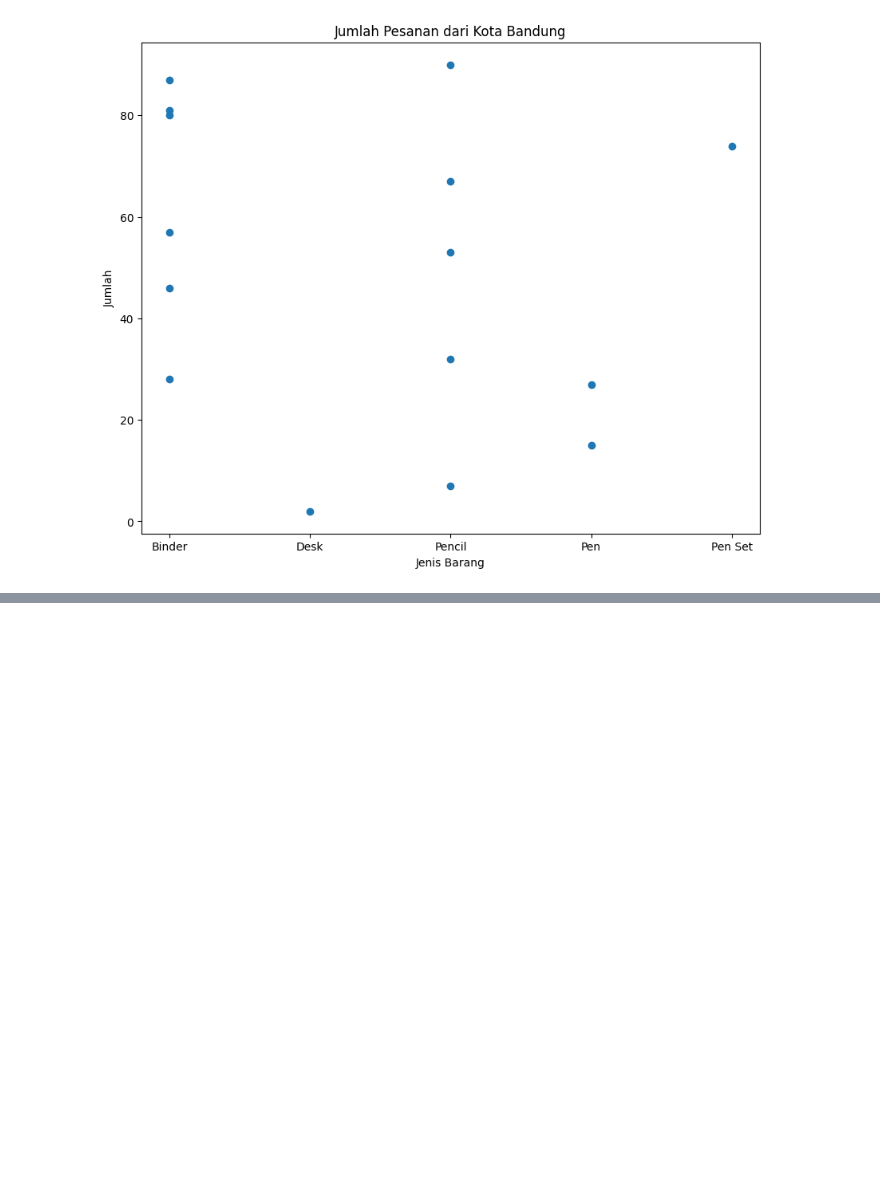
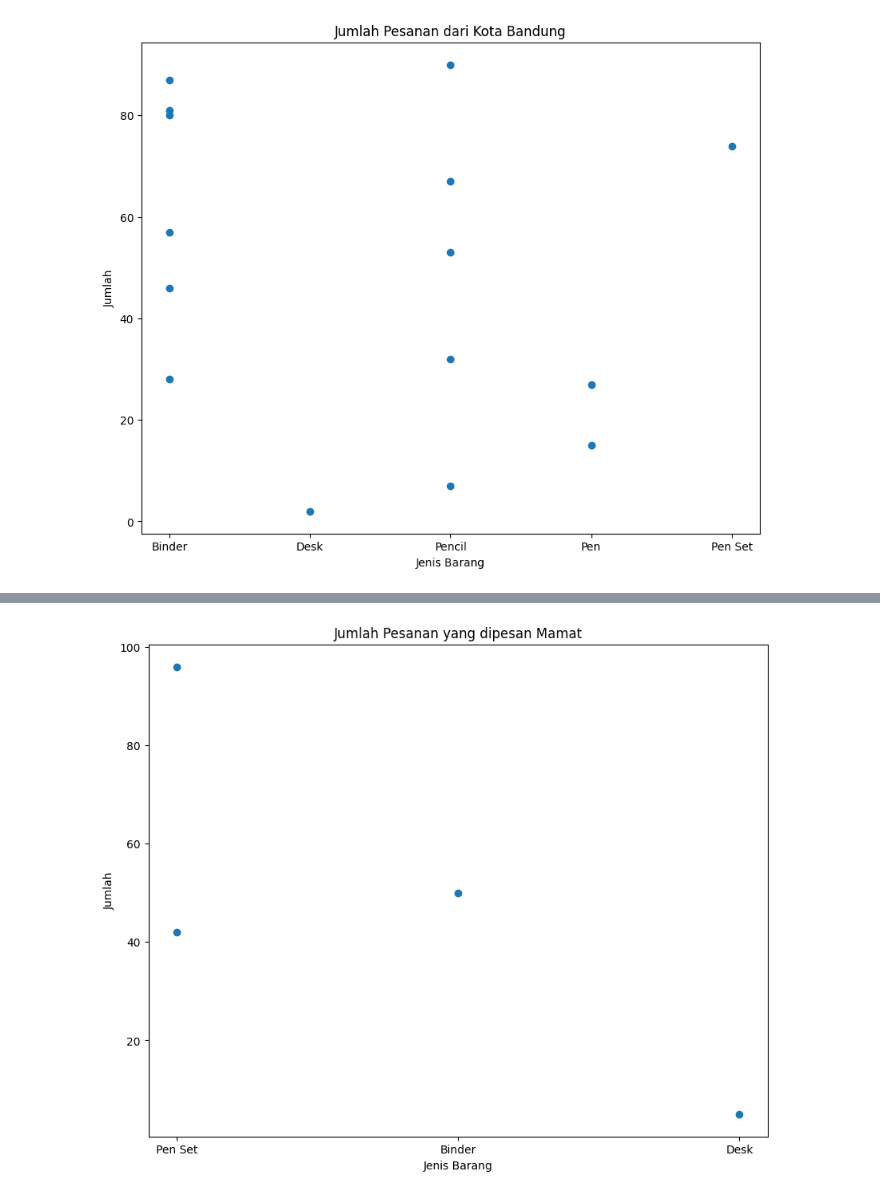
Before and after one commit to mrizkialakbar/UAS_VisualisasiData, a Jupyter notebook: SupplyKantor.ipynb, the cells around one changed output, grey strips where cells are left out. Saved outputs shown, nothing was run; the diff lists cells and outputs as text; code cells hidden in the pictures; blank space fills up the shorter version.

```diff
--- a/SupplyKantor.ipynb
+++ b/SupplyKantor.ipynb
@@ -71,3 +71,6 @@ plt.title('Jumlah Pesanan dari Kota Bandung')
 plt.show()
 # %% [output]
 [figure]
+# %%
+data_filtered2 = df [df['SalesRep']=='Mamat']
+data_filtered2
@@ -73,0 +83,13 @@ plt.show()
+# %%
+x = data_filtered2['Jenis']
+y = data_filtered2['Jumlah']
+plt.figure(figsize=(10, 8))
+plt.scatter(x, y)
+plt.xlabel('Jenis Barang')
+plt.ylabel('Jumlah')
+
+plt.title('Jumlah Pesanan yang dipesan Mamat')
+
+plt.show()
+# %% [output]
+[figure, added]
```
Also changed, not shown: parts of 3 cells of this notebook.
